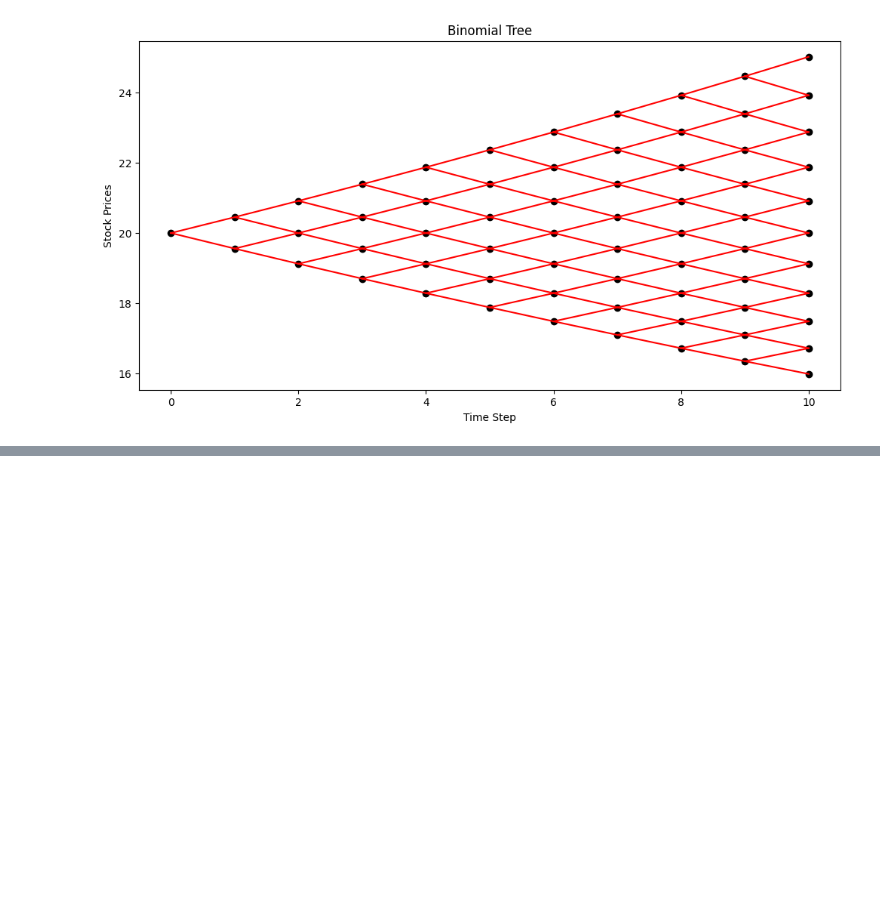
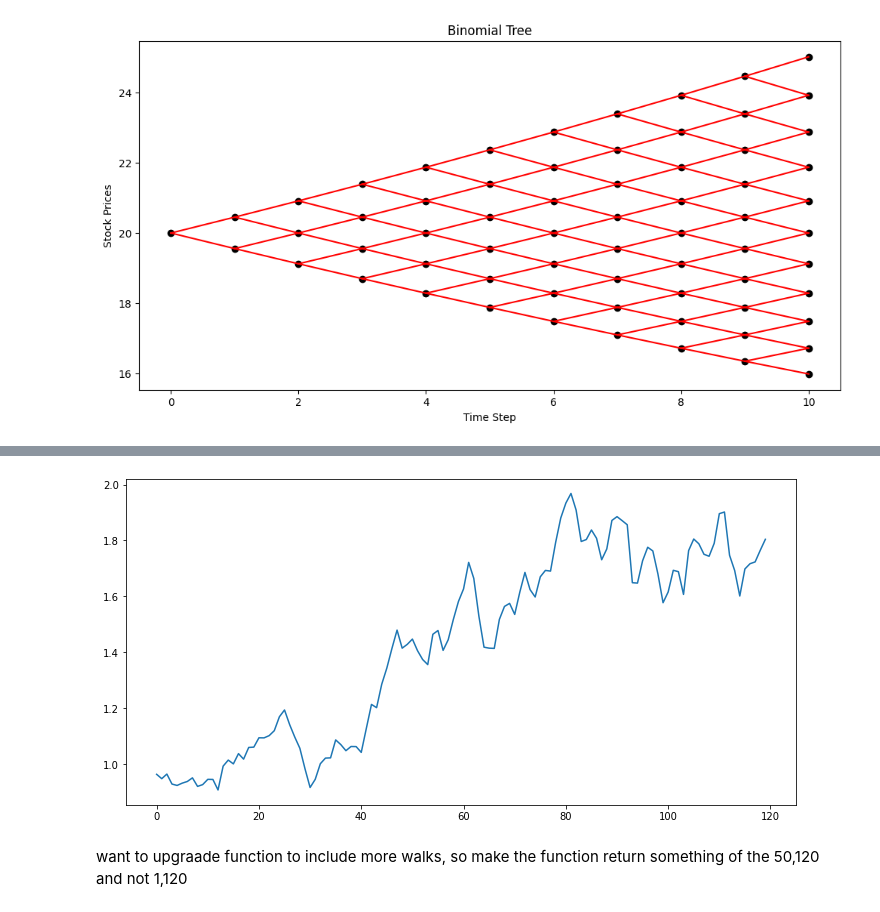
Before and after one commit to maxthebigcoda/Commodity-Modelling-Monte-Carlo-, a Jupyter notebook: Monte_Carlo.ipynb, the cells around one changed output, grey strips where cells are left out. Saved outputs shown, nothing was run; the diff lists cells and outputs as text; code cells hidden in the pictures; blank space fills up the shorter version.

```diff
--- a/Monte_Carlo.ipynb
+++ b/Monte_Carlo.ipynb
@@ -454,0 +482,10 @@ plt.show()
+# %%
+wealth_index = (1+returns).cumprod()
+# %%
+plt.figure(figsize = (12,6))
+plt.plot(wealth_index)
+plt.show()
+# %% [output]
+[figure, added]
+# %% [markdown]
+ want to upgraade function to include more walks, so make the function return something of the 50,120 and not 1,120
```
Also changed, not shown: parts of 14 cells of this notebook.
